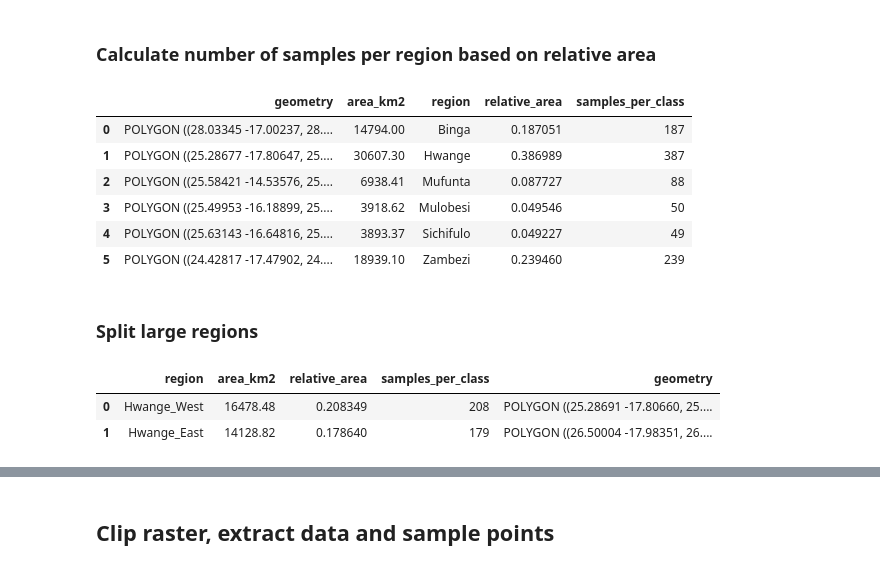
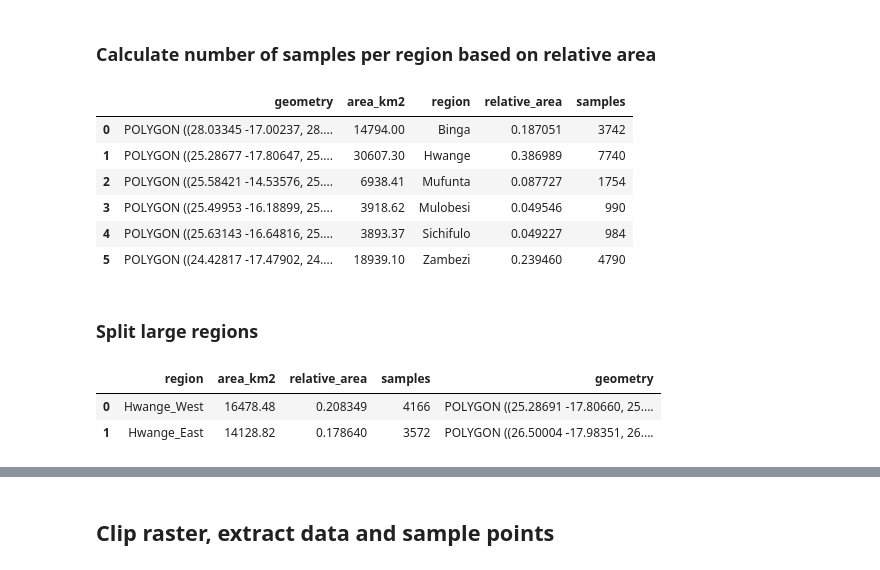
Before and after one commit to alexvmt/farm_plot_detection, a Jupyter notebook: sample_points_from_kaza_landcover_2020.ipynb, the cells around one changed output, grey strips where cells are left out. Saved outputs shown, nothing was run; the diff lists cells and outputs as text; code cells hidden in the pictures.

```diff
--- a/sample_points_from_kaza_landcover_2020.ipynb
+++ b/sample_points_from_kaza_landcover_2020.ipynb
@@ -47,0 +53,2 @@ seed = 42
+# %%
+n = 20000
@@ -87,16 +142,16 @@ pd.concat([regions_of_interest['region'], regions_of_interest.bounds], axis=1)
 # %%
 total_area = regions_of_interest['area_km2'].sum()
 regions_of_interest['relative_area'] = regions_of_interest['area_km2'] / total_area
-regions_of_interest['samples_per_class'] = round(regions_of_interest['relative_area'] * samples_per_class, 0).astype(np.uint32)
+regions_of_interest['samples'] = (round((regions_of_interest['relative_area'] * (n / 2))) * 2).astype(np.uint32)
 regions_of_interest
 # %% [output]
-|  | geometry | area_km2 | region | relative_area | samples_per_class |
-| 0 | POLYGON ((28.03345 -17.00237, 28.... | 14794.00 | Binga | 0.187051 | 187 |
-| 1 | POLYGON ((25.28677 -17.80647, 25.... | 30607.30 | Hwange | 0.386989 | 387 |
-| 2 | POLYGON ((25.58421 -14.53576, 25.... | 6938.41 | Mufunta | 0.087727 | 88 |
-| 3 | POLYGON ((25.49953 -16.18899, 25.... | 3918.62 | Mulobesi | 0.049546 | 50 |
-| 4 | POLYGON ((25.63143 -16.64816, 25.... | 3893.37 | Sichifulo | 0.049227 | 49 |
-| 5 | POLYGON ((24.42817 -17.47902, 24.... | 18939.10 | Zambezi | 0.239460 | 239 |
+|  | geometry | area_km2 | region | relative_area | samples |
+| 0 | POLYGON ((28.03345 -17.00237, 28.... | 14794.00 | Binga | 0.187051 | 3742 |
+| 1 | POLYGON ((25.28677 -17.80647, 25.... | 30607.30 | Hwange | 0.386989 | 7740 |
+| 2 | POLYGON ((25.58421 -14.53576, 25.... | 6938.41 | Mufunta | 0.087727 | 1754 |
+| 3 | POLYGON ((25.49953 -16.18899, 25.... | 3918.62 | Mulobesi | 0.049546 | 990 |
+| 4 | POLYGON ((25.63143 -16.64816, 25.... | 3893.37 | Sichifulo | 0.049227 | 984 |
+| 5 | POLYGON ((24.42817 -17.47902, 24.... | 18939.10 | Zambezi | 0.239460 | 4790 |
 # %% [markdown]
 ### Split large regions
 # %%
@@ -127,12 +182,12 @@ def split_large_regions(polygon, region_geodataframe, region_name, total_area, s
     return west_east
 # %%
 hwange_split_polygon = Polygon([(25, -20), (25, -17.5), (26.5, -17.5), (26.5, -20), (25, -20)])
-hwange_split = split_large_regions(hwange_split_polygon, regions_of_interest, 'Hwange', total_area, samples_per_class)
+hwange_split = split_large_regions(hwange_split_polygon, regions_of_interest, 'Hwange', total_area, n, landcover_mapping)
 hwange_split
 # %% [output]
-|  | region | area_km2 | relative_area | samples_per_class | geometry |
-| 0 | Hwange_West | 16478.48 | 0.208349 | 208 | POLYGON ((25.28691 -17.80660, 25.... |
-| 1 | Hwange_East | 14128.82 | 0.178640 | 179 | POLYGON ((26.50004 -17.98351, 26.... |
+|  | region | area_km2 | relative_area | samples | geometry |
+| 0 | Hwange_West | 16478.48 | 0.208349 | 4166 | POLYGON ((25.28691 -17.80660, 25.... |
+| 1 | Hwange_East | 14128.82 | 0.178640 | 3572 | POLYGON ((26.50004 -17.98351, 26.... |
 # %%
 regions_of_interest = pd.concat([regions_of_interest, hwange_split], axis=0).reset_index(drop=True)
 regions_of_interest
```
Also changed, not shown: parts of 34 cells of this notebook.
